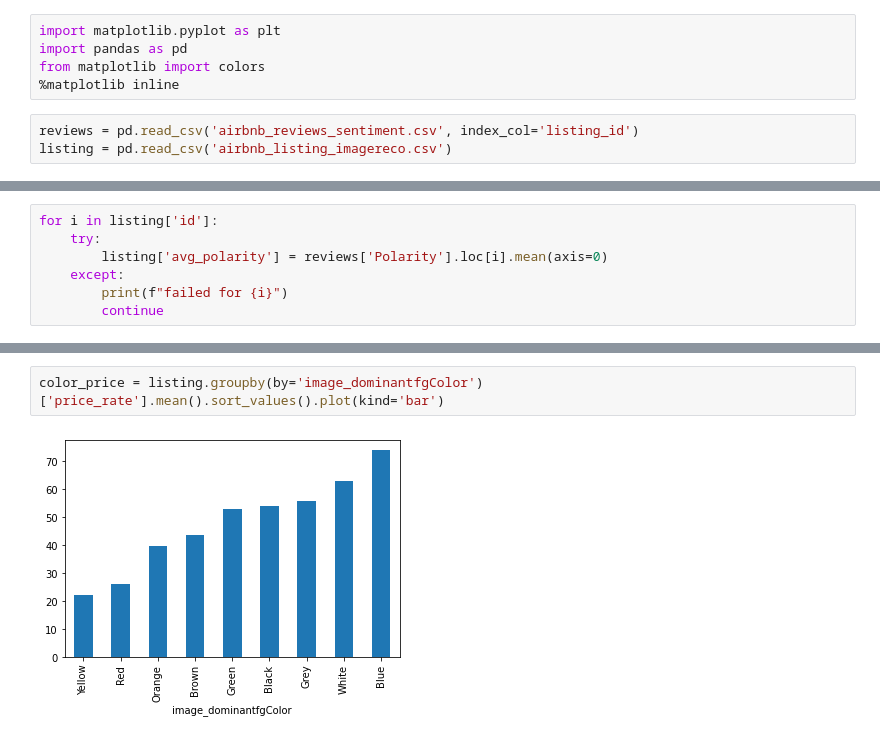
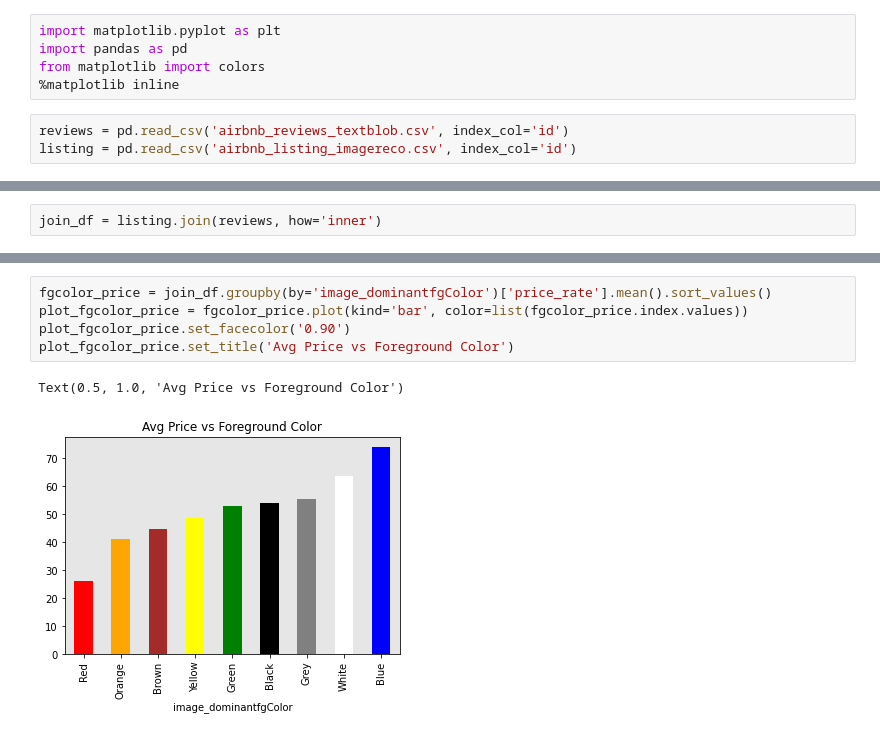
Before and after one commit to C-milo/SDM_FinalProject, a Jupyter notebook: airbnb_plots.ipynb, the cells around one changed output, grey strips where cells are left out. Drawn from its saved outputs; the diff is of its cells as text.

Commit message:
working on plots

```diff
--- a/airbnb_plots.ipynb
+++ b/airbnb_plots.ipynb
@@ -4,5 +4,5 @@ import pandas as pd
 from matplotlib import colors
 %matplotlib inline
 # %%
-reviews = pd.read_csv('airbnb_reviews_sentiment.csv', index_col='listing_id')
-listing = pd.read_csv('airbnb_listing_imagereco.csv')
+reviews = pd.read_csv('airbnb_reviews_textblob.csv', index_col='id')
+listing = pd.read_csv('airbnb_listing_imagereco.csv', index_col='id')
@@ -42,7 +8,0 @@ reviews['Polarity'].loc[11533218].mean(axis=0)
-# %%
-for i in listing['id']:
-    try:
-        listing['avg_polarity'] = reviews['Polarity'].loc[i].mean(axis=0)
-    except:
-        print(f"failed for {i}")
-        continue
@@ -75,0 +19,2 @@ listing.head(5)
+# %%
+join_df = listing.join(reviews, how='inner')
@@ -76,4 +38,8 @@ listing.head(5)
 # %%
-color_price = listing.groupby(by='image_dominantfgColor')['price_rate'].mean().sort_values().plot(kind='bar')
+fgcolor_price = join_df.groupby(by='image_dominantfgColor')['price_rate'].mean().sort_values()
+plot_fgcolor_price = fgcolor_price.plot(kind='bar', color=list(fgcolor_price.index.values))
+plot_fgcolor_price.set_facecolor('0.90')
+plot_fgcolor_price.set_title('Avg Price vs Foreground Color')
 # %% [output]
+Text(0.5, 1.0, 'Avg Price vs Foreground Color')
-[figure, old version]
+[figure, new version]
```
Also changed, not shown: parts of 14 cells of this notebook, 1 other file.
